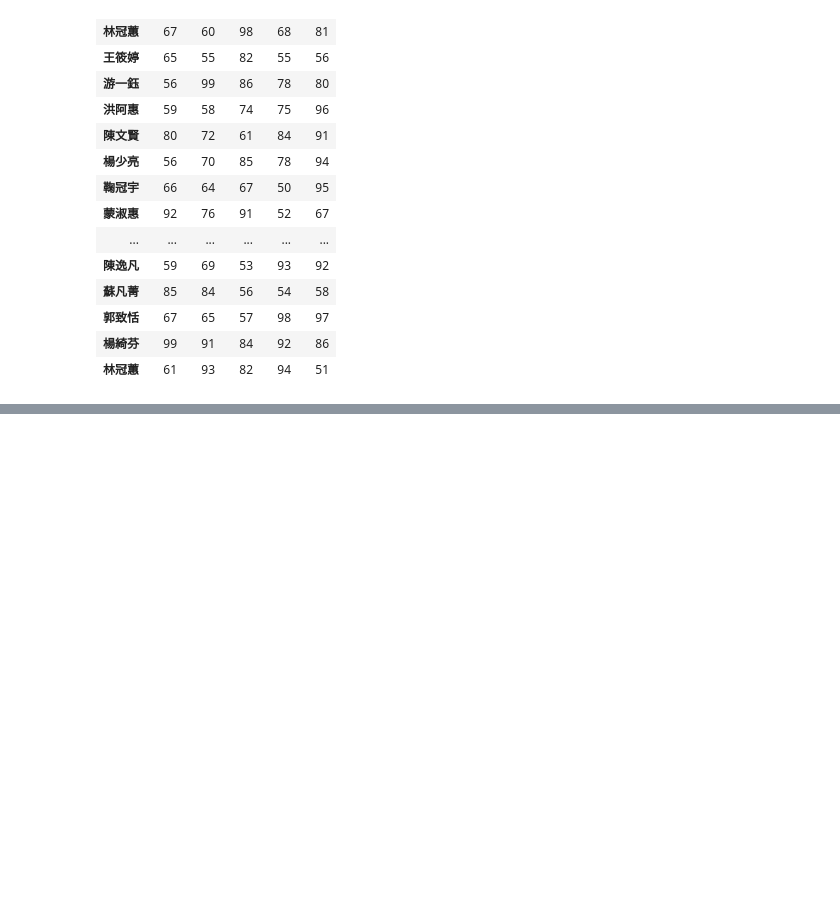
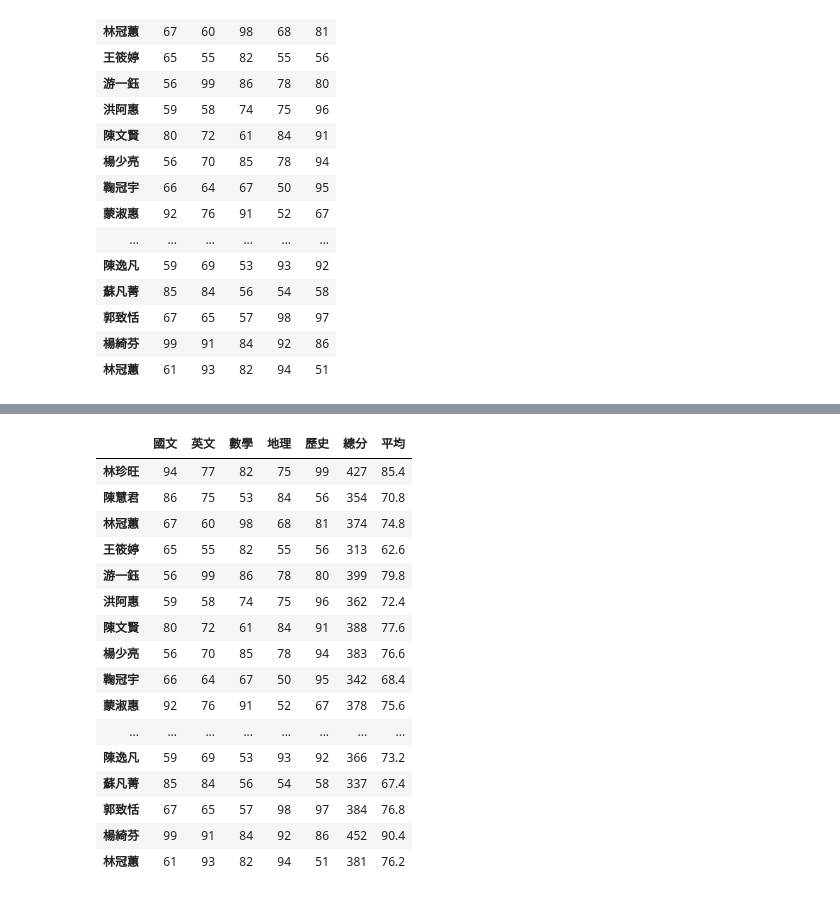
Before and after one commit to Bowei0204/python0701, a Jupyter notebook: lesson16/lesson16_4.ipynb, the cells around one changed output, grey strips where cells are left out. Cells and saved outputs as stored; diff of their text form; code cells hidden in the pictures; blank space fills up the shorter version.

```diff
--- a/lesson16/lesson16_4.ipynb
+++ b/lesson16/lesson16_4.ipynb
@@ -89,0 +150,8 @@ student_df
+# %%
+sum_series = student_df['國文'] + \
+student_df['英文'] + \
+student_df['數學'] + \
+student_df['地理'] + \
+student_df['歷史']
+mean_series = sum_series / 5
+mean_series
@@ -89,0 +176,22 @@ student_df
+# %%
+student_df['總分'] = sum_series
+student_df['平均'] = mean_series
+student_df
+# %% [output]
+|  | 國文 | 英文 | 數學 | 地理 | 歷史 | 總分 | 平均 |
+| 林珍旺 | 94 | 77 | 82 | 75 | 99 | 427 | 85.4 |
+| 陳慧君 | 86 | 75 | 53 | 84 | 56 | 354 | 70.8 |
+| 林冠蕙 | 67 | 60 | 98 | 68 | 81 | 374 | 74.8 |
+| 王筱婷 | 65 | 55 | 82 | 55 | 56 | 313 | 62.6 |
+| 游一鈺 | 56 | 99 | 86 | 78 | 80 | 399 | 79.8 |
+| 洪阿惠 | 59 | 58 | 74 | 75 | 96 | 362 | 72.4 |
+| 陳文賢 | 80 | 72 | 61 | 84 | 91 | 388 | 77.6 |
+| 楊少亮 | 56 | 70 | 85 | 78 | 94 | 383 | 76.6 |
+| 鞠冠宇 | 66 | 64 | 67 | 50 | 95 | 342 | 68.4 |
+| 蒙淑惠 | 92 | 76 | 91 | 52 | 67 | 378 | 75.6 |
+| ... | ... | ... | ... | ... | ... | ... | ... |
+| 陳逸凡 | 59 | 69 | 53 | 93 | 92 | 366 | 73.2 |
+| 蘇凡菁 | 85 | 84 | 56 | 54 | 58 | 337 | 67.4 |
+| 郭致恬 | 67 | 65 | 57 | 98 | 97 | 384 | 76.8 |
+| 楊綺芬 | 99 | 91 | 84 | 92 | 86 | 452 | 90.4 |
+| 林冠蕙 | 61 | 93 | 82 | 94 | 51 | 381 | 76.2 |
```
Also changed, not shown: parts of 3 cells of this notebook.
